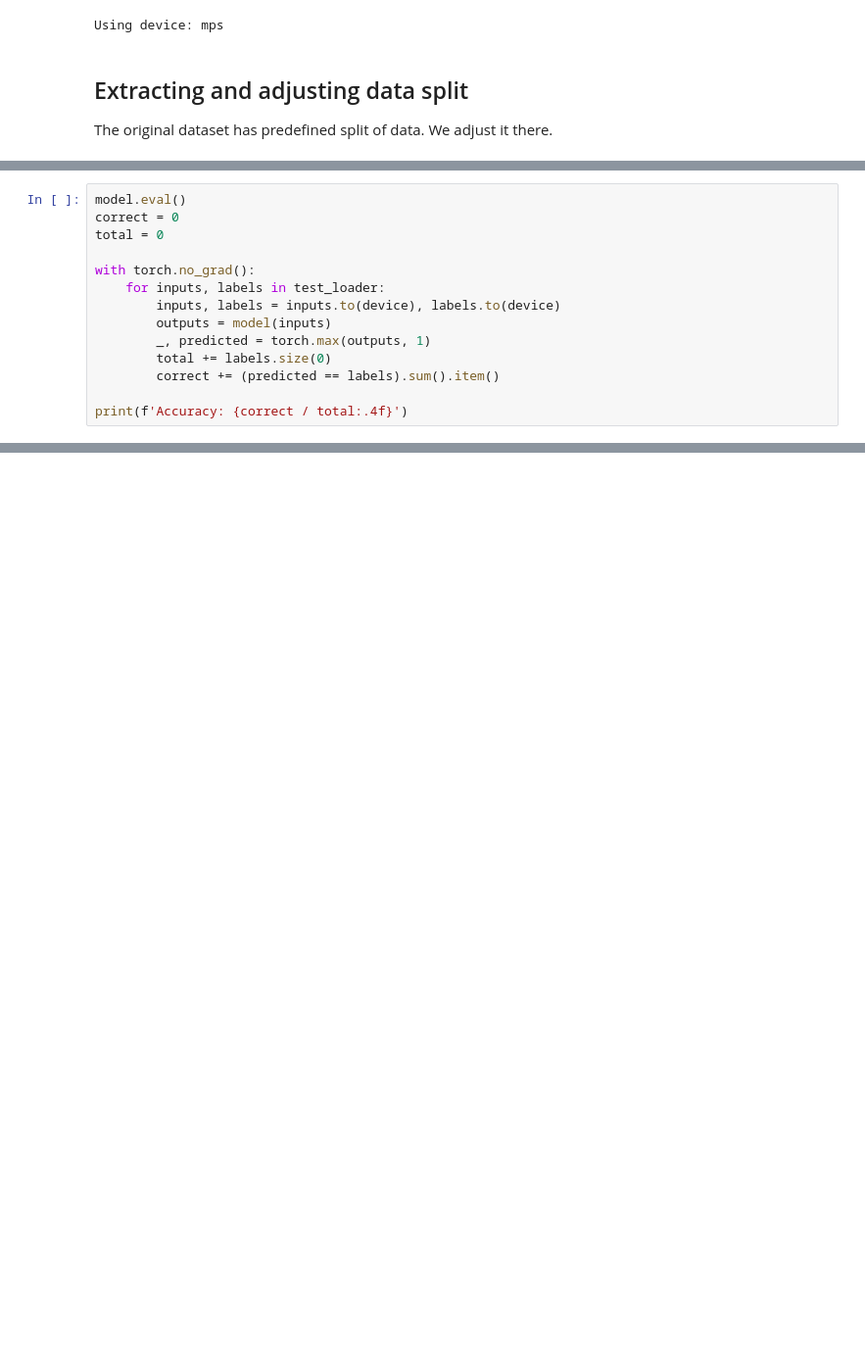
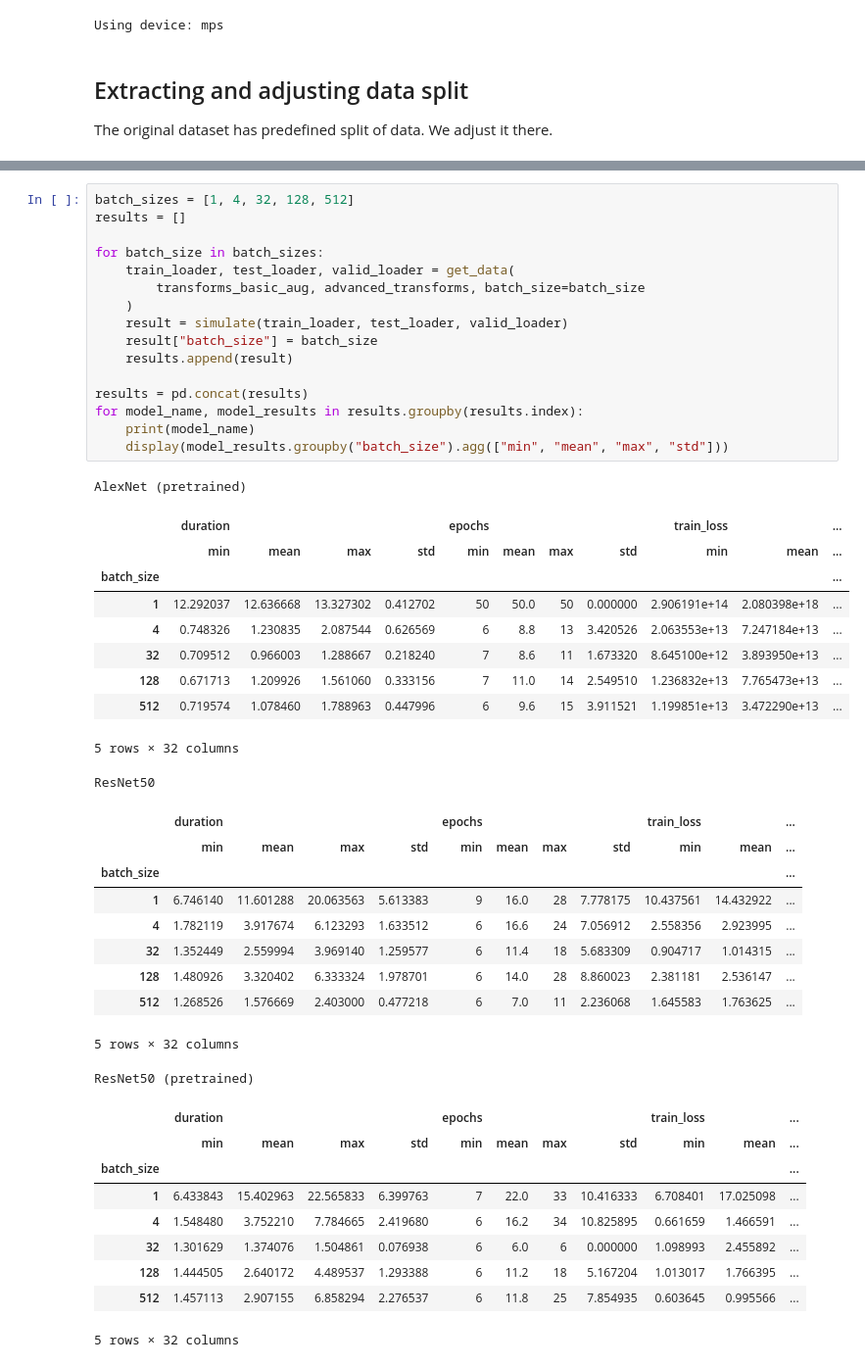
Before and after one commit to FilipKolodziejczyk/deep-learning, a Jupyter notebook: project1/project1.ipynb, the cells around one changed output, grey strips where cells are left out. Shown: that part at 98% size. Drawn from its saved outputs; the diff is of its cells as text; blank space fills up the shorter version.

```diff
--- a/project1/project1.ipynb
+++ b/project1/project1.ipynb
@@ -200,14 +323,0 @@ for epoch in range(epochs):
-# %%
-model.eval()
-correct = 0
-total = 0
-
-with torch.no_grad():
-    for inputs, labels in test_loader:
-        inputs, labels = inputs.to(device), labels.to(device)
-        outputs = model(inputs)
-        _, predicted = torch.max(outputs, 1)
-        total += labels.size(0)
-        correct += (predicted == labels).sum().item()
-
-print(f'Accuracy: {correct / total:.4f}')
@@ -215,0 +578,47 @@ Accuracy: 0.8158
+# %%
+batch_sizes = [1, 4, 32, 128, 512]
+results = []
+
+for batch_size in batch_sizes:
+    train_loader, test_loader, valid_loader = get_data(
+        transforms_basic_aug, advanced_transforms, batch_size=batch_size
+    )
+    result = simulate(train_loader, test_loader, valid_loader)
+    result["batch_size"] = batch_size
+    results.append(result)
+
+results = pd.concat(results)
+for model_name, model_results in results.groupby(results.index):
+    print(model_name)
+    display(model_results.groupby("batch_size").agg(["min", "mean", "max", "std"]))
+# %% [output]
+AlexNet (pretrained)
+|  | duration |  |  |  | epochs |  |  |  | train_loss |  | ... |
+|  | min | mean | max | std | min | mean | max | std | min | mean | ... |
+| batch_size |  |  |  |  |  |  |  |  |  |  | ... |
+| 1 | 12.292037 | 12.636668 | 13.327302 | 0.412702 | 50 | 50.0 | 50 | 0.000000 | 2.906191e+14 | 2.080398e+18 | ... |
+| 4 | 0.748326 | 1.230835 | 2.087544 | 0.626569 | 6 | 8.8 | 13 | 3.420526 | 2.063553e+13 | 7.247184e+13 | ... |
+| 32 | 0.709512 | 0.966003 | 1.288667 | 0.218240 | 7 | 8.6 | 11 | 1.673320 | 8.645100e+12 | 3.893950e+13 | ... |
+| 128 | 0.671713 | 1.209926 | 1.561060 | 0.333156 | 7 | 11.0 | 14 | 2.549510 | 1.236832e+13 | 7.765473e+13 | ... |
+| 512 | 0.719574 | 1.078460 | 1.788963 | 0.447996 | 6 | 9.6 | 15 | 3.911521 | 1.199851e+13 | 3.472290e+13 | ... |
+5 rows × 32 columns
+ResNet50
+|  | duration |  |  |  | epochs |  |  |  | train_loss |  | ... |
+|  | min | mean | max | std | min | mean | max | std | min | mean | ... |
+| batch_size |  |  |  |  |  |  |  |  |  |  | ... |
+| 1 | 6.746140 | 11.601288 | 20.063563 | 5.613383 | 9 | 16.0 | 28 | 7.778175 | 10.437561 | 14.432922 | ... |
+| 4 | 1.782119 | 3.917674 | 6.123293 | 1.633512 | 6 | 16.6 | 24 | 7.056912 | 2.558356 | 2.923995 | ... |
+| 32 | 1.352449 | 2.559994 | 3.969140 | 1.259577 | 6 | 11.4 | 18 | 5.683309 | 0.904717 | 1.014315 | ... |
+| 128 | 1.480926 | 3.320402 | 6.333324 | 1.978701 | 6 | 14.0 | 28 | 8.860023 | 2.381181 | 2.536147 | ... |
+| 512 | 1.268526 | 1.576669 | 2.403000 | 0.477218 | 6 | 7.0 | 11 | 2.236068 | 1.645583 | 1.763625 | ... |
+5 rows × 32 columns
+ResNet50 (pretrained)
+|  | duration |  |  |  | epochs |  |  |  | train_loss |  | ... |
+|  | min | mean | max | std | min | mean | max | std | min | mean | ... |
+| batch_size |  |  |  |  |  |  |  |  |  |  | ... |
+| 1 | 6.433843 | 15.402963 | 22.565833 | 6.399763 | 7 | 22.0 | 33 | 10.416333 | 6.708401 | 17.025098 | ... |
+| 4 | 1.548480 | 3.752210 | 7.784665 | 2.419680 | 6 | 16.2 | 34 | 10.825895 | 0.661659 | 1.466591 | ... |
+| 32 | 1.301629 | 1.374076 | 1.504861 | 0.076938 | 6 | 6.0 | 6 | 0.000000 | 1.098993 | 2.455892 | ... |
+| 128 | 1.444505 | 2.640172 | 4.489537 | 1.293388 | 6 | 11.2 | 18 | 5.167204 | 1.013017 | 1.766395 | ... |
+| 512 | 1.457113 | 2.907155 | 6.858294 | 2.276537 | 6 | 11.8 | 25 | 7.854935 | 0.603645 | 0.995566 | ... |
+5 rows × 32 columns
```
Also changed, not shown: parts of 31 cells of this notebook, 1 other file.
